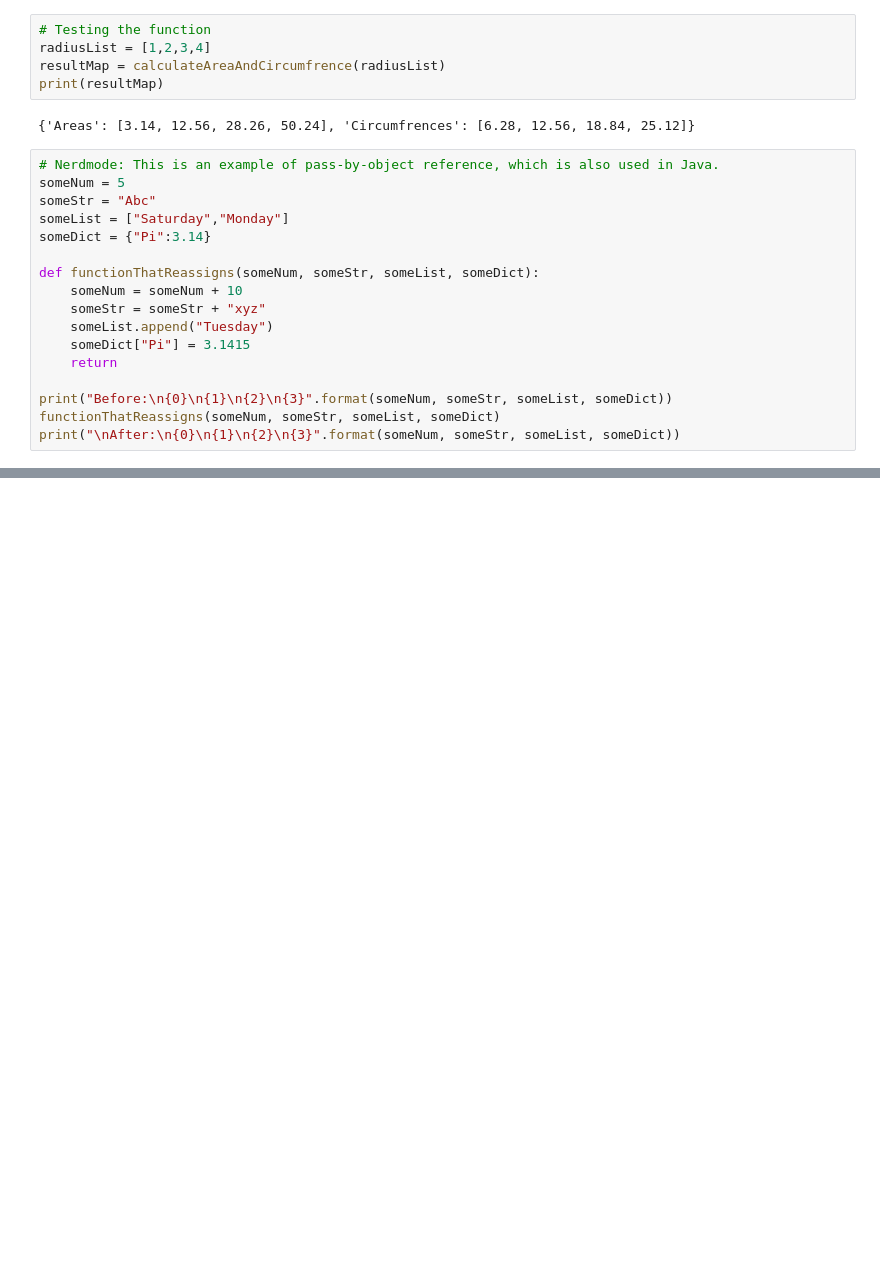
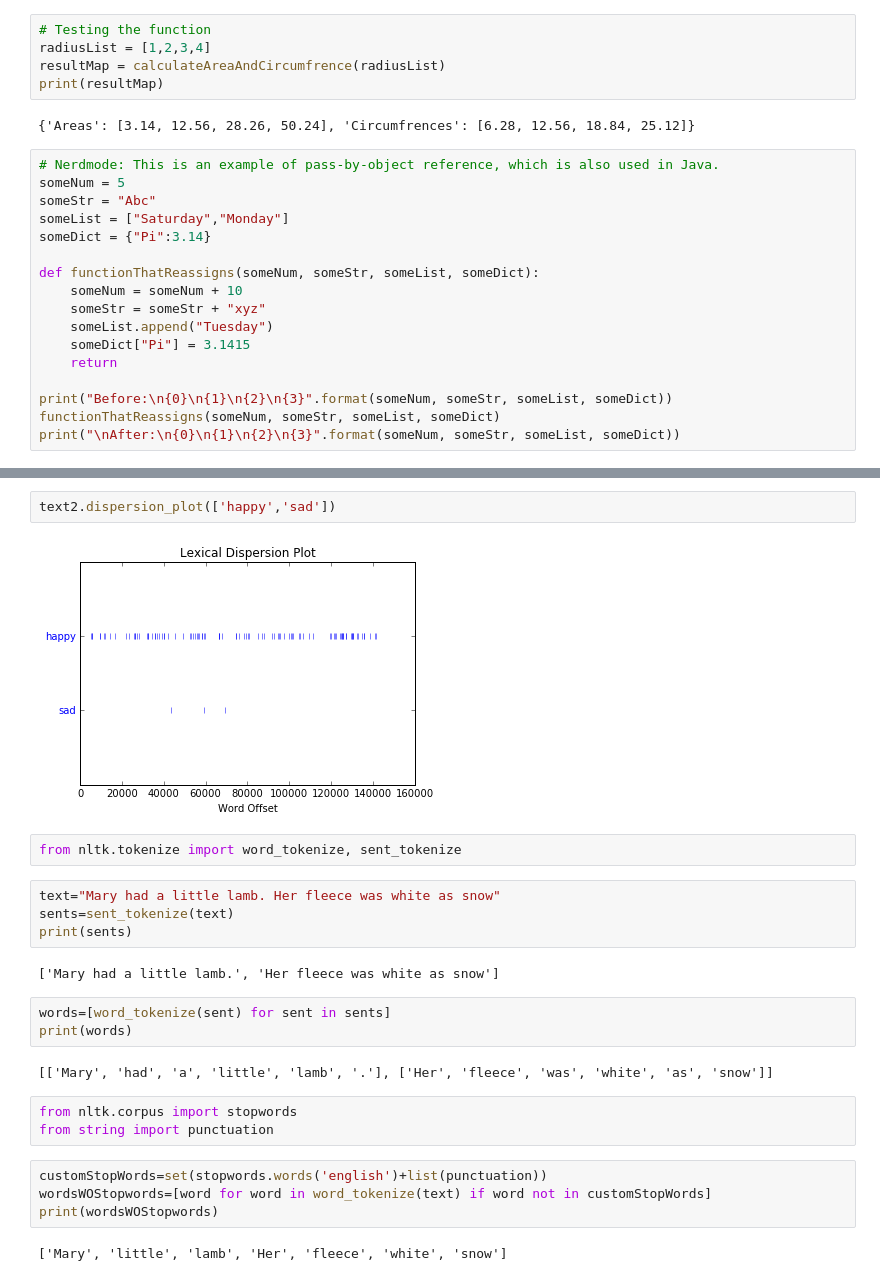
Before and after one commit to whitgroves/easy_as_py, a Jupyter notebook: Scratchpaper.ipynb, the cells around one changed output, grey strips where cells are left out. Saved outputs shown, nothing was run; the diff lists cells and outputs as text; blank space fills up the shorter version.

```diff
--- a/Scratchpaper.ipynb
+++ b/Scratchpaper.ipynb
@@ -76,0 +148,26 @@ print("\nAfter:\n{0}\n{1}\n{2}\n{3}".format(someNum, someStr, someList, someDict
+# %%
+text2.dispersion_plot(['happy','sad'])
+# %% [output]
+[figure, added]
+# %%
+from nltk.tokenize import word_tokenize, sent_tokenize
+# %%
+text="Mary had a little lamb. Her fleece was white as snow"
+sents=sent_tokenize(text)
+print(sents)
+# %% [output]
+['Mary had a little lamb.', 'Her fleece was white as snow']
+# %%
+words=[word_tokenize(sent) for sent in sents]
+print(words)
+# %% [output]
+[['Mary', 'had', 'a', 'little', 'lamb', '.'], ['Her', 'fleece', 'was', 'white', 'as', 'snow']]
+# %%
+from nltk.corpus import stopwords
+from string import punctuation
+# %%
+customStopWords=set(stopwords.words('english')+list(punctuation))
+wordsWOStopwords=[word for word in word_tokenize(text) if word not in customStopWords]
+print(wordsWOStopwords)
+# %% [output]
+['Mary', 'little', 'lamb', 'Her', 'fleece', 'white', 'snow']
```
Also changed, not shown: parts of 33 cells of this notebook.
